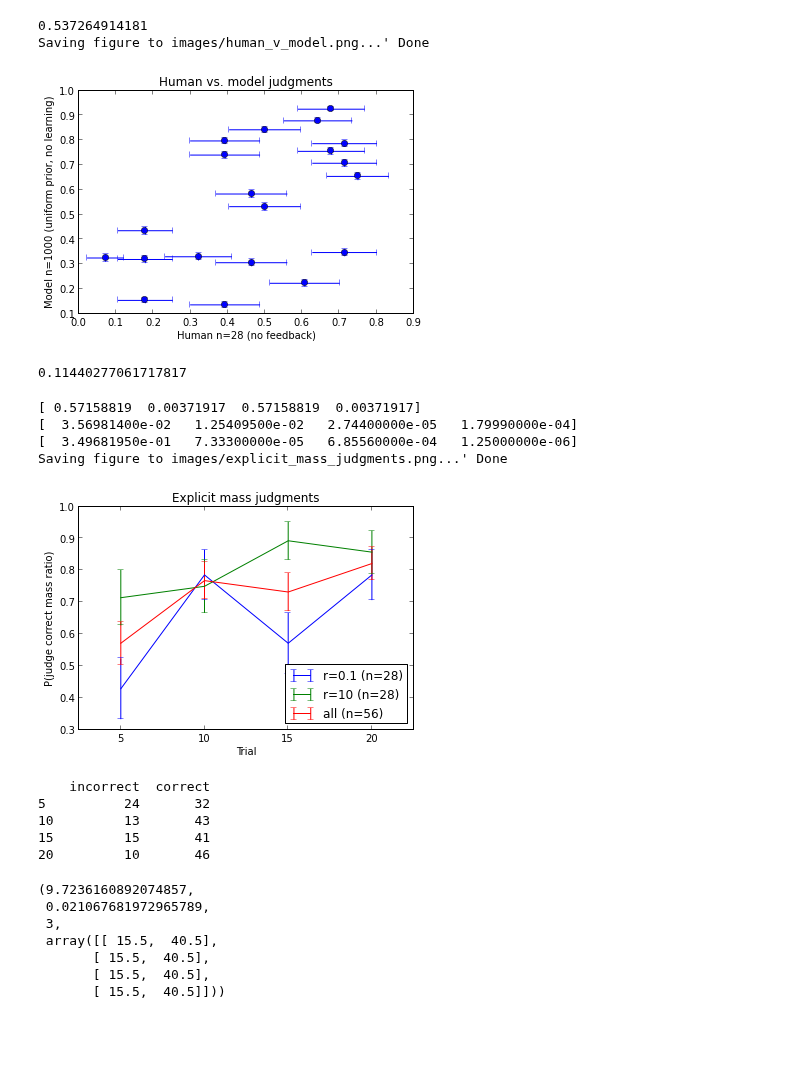
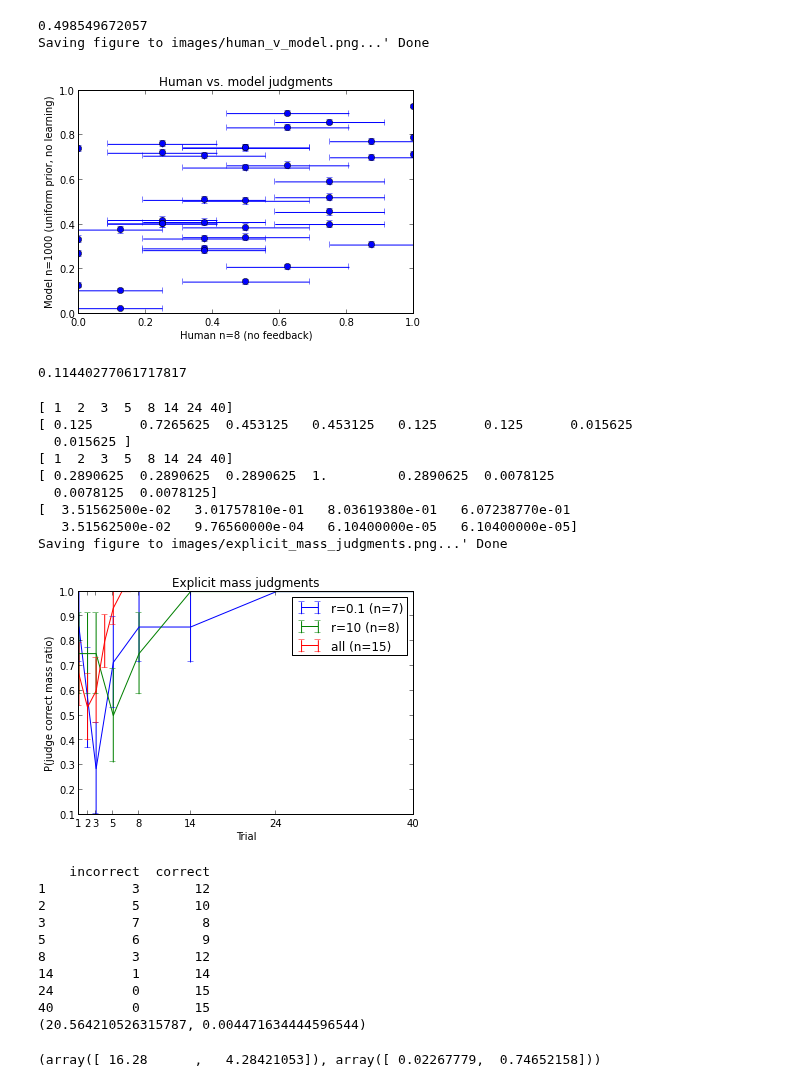
Before and after one commit to berkeley-cocosci/mass-inference, a Jupyter notebook: analysis/static-analysis.ipynb, the cells around one changed output. Cells and saved outputs as stored; diff of their text form; code cells hidden in the pictures; blank space fills up the shorter version.

```diff
--- a/analysis/static-analysis.ipynb
+++ b/analysis/static-analysis.ipynb
@@ -235,37 +235,37 @@ rawipe0 = lat.load_model("stability")[1]
 idx = np.nonzero(Stims[None, :] == rawoldhstim[:, None])[0]
 nfell = (rawipe0[idx]['nfellA'] + rawipe0[idx]['nfellB']) / 10.
 
 nanmean = scipy.stats.nanmean
 nanstd = scipy.stats.nanstd
 
-suffix = "-fb-10"
+suffix = "-vfb-10"
 ratio = 10
 
-hdata = np.asarray(experiment['B' + suffix])
+hdata = np.asarray(experiment['C' + suffix])
 hmean = nanmean(hdata, axis=0)
 hsem = nanstd(hdata, axis=0) / np.sqrt(hdata.shape[0])
 
 #sdata = ipe_samps[:, ratios.index(ratio)].T
 #sdata = nfell[:, ratios.index(ratio)].T
 sdata = np.asarray(experiment['MO' + suffix])
 smean = nanmean(sdata, axis=0)
 ssem = nanstd(sdata, axis=0) / np.sqrt(sdata.shape[0])
 
 print xcorr(hmean, smean)
 
 plt.figure(3)
 plt.clf()
 plt.errorbar(hmean, smean, xerr=hsem, yerr=ssem,
 	     linestyle='', marker='o')
 plt.xlabel("Human n=%d (no feedback)" % hdata.shape[0])
 plt.ylabel("Model n=%d (uniform prior, no learning)" % sdata.shape[0])
 plt.title("Human vs. model judgments")
 
 lat.save("images/human_v_model.png", close=False)
 # %% [output]
-0.537264914181
+0.498549672057
 Saving figure to images/human_v_model.png...' Done
-[figure, old version]
+[figure, new version]
 # %%
 emj = np.concatenate(allarr, axis=0)
 total = emj.shape[0]
@@ -291,13 +291,16 @@ for cond in conds:
 
     ratio = float(cond.split("-")[-1])
     arr = np.asarray(queries[cond]) == ratio
+    index = np.array(queries[cond].columns, dtype='i8')
+    idx = np.array(index)-6-np.arange(len(index))-1
+    print idx
     allarr.append(arr)
     allconds.append(cond)
     binom = [scipy.stats.binom_test(x, arr.shape[0], 0.5) for x in np.sum(arr, axis=0)]
     print np.round(binom, decimals=8)
     mean = np.mean(arr, axis=0)
     sem = scipy.stats.sem(arr, axis=0, ddof=1)
-    plt.errorbar(np.arange(mean.shape[0]), mean, yerr=sem,
+    plt.errorbar(idx, mean, yerr=sem,
 		 label="r=%s (n=%d)"% (cond.split("-")[-1], arr.shape[0]))
 
 arr = np.concatenate(allarr, axis=0)
@@ -308,8 +311,8 @@ sem = scipy.stats.sem(arr, axis=0)
 plt.errorbar(np.arange(mean.shape[0]), mean, yerr=sem,
 	     label="all (n=%d)"% (arr.shape[0]))
 
-plt.xlim(-.5, 3.5)
-plt.xticks([0, 1, 2, 3], [5, 10, 15, 20])
+plt.xlim(idx.min(), idx.max())
+plt.xticks(idx, idx)
 plt.xlabel("Trial")
 plt.ylabel("P(judge correct mass ratio)")
 plt.title("Explicit mass judgments")
@@ -317,30 +320,37 @@ plt.legend(loc=0)
 
 lat.save("images/explicit_mass_judgments.png", close=False)
 # %% [output]
-[ 0.57158819  0.00371917  0.57158819  0.00371917]
-[  3.56981400e-02   1.25409500e-02   2.74400000e-05   1.79990000e-04]
-[  3.49681950e-01   7.33300000e-05   6.85560000e-04   1.25000000e-06]
+[ 1  2  3  5  8 14 24 40]
+[ 0.125      0.7265625  0.453125   0.453125   0.125      0.125      0.015625
+  0.015625 ]
+[ 1  2  3  5  8 14 24 40]
+[ 0.2890625  0.2890625  0.2890625  1.         0.2890625  0.0078125
+  0.0078125  0.0078125]
+[  3.51562500e-02   3.01757810e-01   8.03619380e-01   6.07238770e-01
+   3.51562500e-02   9.76560000e-04   6.10400000e-05   6.10400000e-05]
 Saving figure to images/explicit_mass_judgments.png...' Done
-[figure, old version]
+[figure, new version]
 # %%
 arr = np.concatenate(allarr, axis=0)
 df = pd.DataFrame(
     np.array([np.sum(1-arr, axis=0), np.sum(arr, axis=0)]).T,
-    index=[5, 10, 15, 20],
+    index=idx,
     columns=["incorrect", "correct"])
 print df
 
-scipy.stats.chi2_contingency(df)
+chi2, p, dof, ex = scipy.stats.chi2_contingency(df)
+print (chi2, p)
+
+scipy.stats.chisquare(df)
 # %% [output]
     incorrect  correct
-5          24       32
-10         13       43
-15         15       41
-20         10       46
+1           3       12
+2           5       10
+3           7        8
+5           6        9
+8           3       12
+14          1       14
+24          0       15
+40          0       15
+(20.564210526315787, 0.004471634444596544)
-(9.7236160892074857,
- 0.021067681972965789,
- 3,
- array([[ 15.5,  40.5],
-       [ 15.5,  40.5],
-       [ 15.5,  40.5],
-       [ 15.5,  40.5]]))
+(array([ 16.28      ,   4.28421053]), array([ 0.02267779,  0.74652158]))
```
Also changed, not shown: parts of 4 cells of this notebook, 5 other files.
